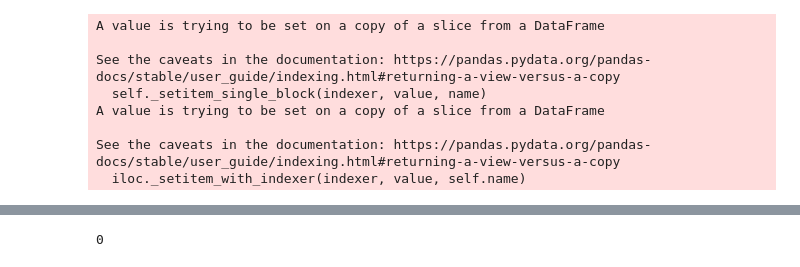
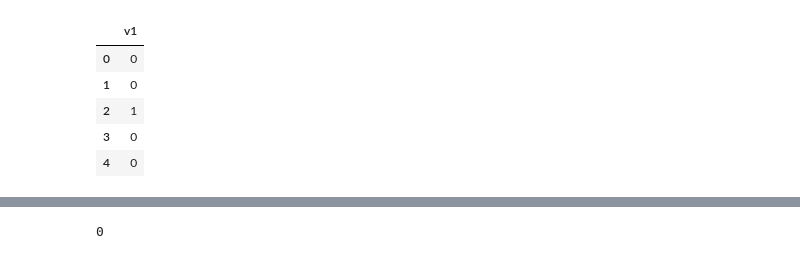
Before and after one commit to pabbavaishnavi11/OIBSIP, a Jupyter notebook: SpamClassification.ipynb, the cells around one changed output, grey strips where cells are left out. Cells and saved outputs as stored; diff of their text form; code cells hidden in the pictures.

```diff
--- a/SpamClassification.ipynb
+++ b/SpamClassification.ipynb
@@ -11,20 +68,17 @@ x=data.iloc[:,-1]
+# %%
+y.head()
+# %% [output]
+|  | v1 |
+| 0 | 0 |
+| 1 | 0 |
+| 2 | 1 |
+| 3 | 0 |
+| 4 | 0 |
 # %%
 from sklearn.model_selection import train_test_split
 from sklearn.feature_extraction.text import TfidfVectorizer
 from sklearn.linear_model import LogisticRegression
 from sklearn.metrics import accuracy_score
-# %%
-y.loc[y['Category']=='spam','Category',]=0
-y.loc[y['Category']=='ham','Category',]=1
-# %% [output]
-A value is trying to be set on a copy of a slice from a DataFrame
-
-See the caveats in the documentation: https://pandas.pydata.org/pandas-docs/stable/user_guide/indexing.html#returning-a-view-versus-a-copy
-  self._setitem_single_block(indexer, value, name)
-A value is trying to be set on a copy of a slice from a DataFrame
-
-See the caveats in the documentation: https://pandas.pydata.org/pandas-docs/stable/user_guide/indexing.html#returning-a-view-versus-a-copy
-  iloc._setitem_with_indexer(indexer, value, self.name)
 # %%
 x
 # %% [output]
```
Also changed, not shown: parts of 18 cells of this notebook.
